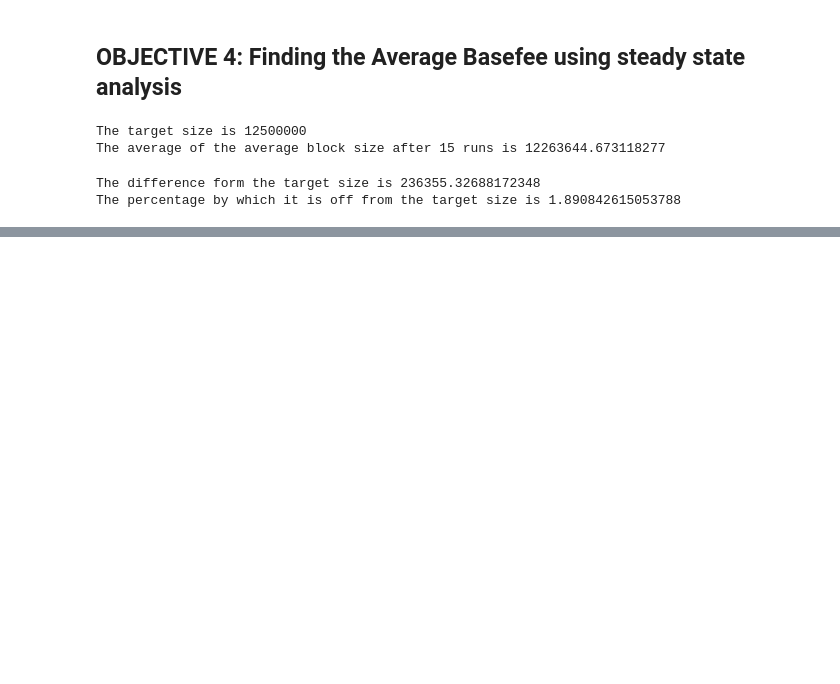
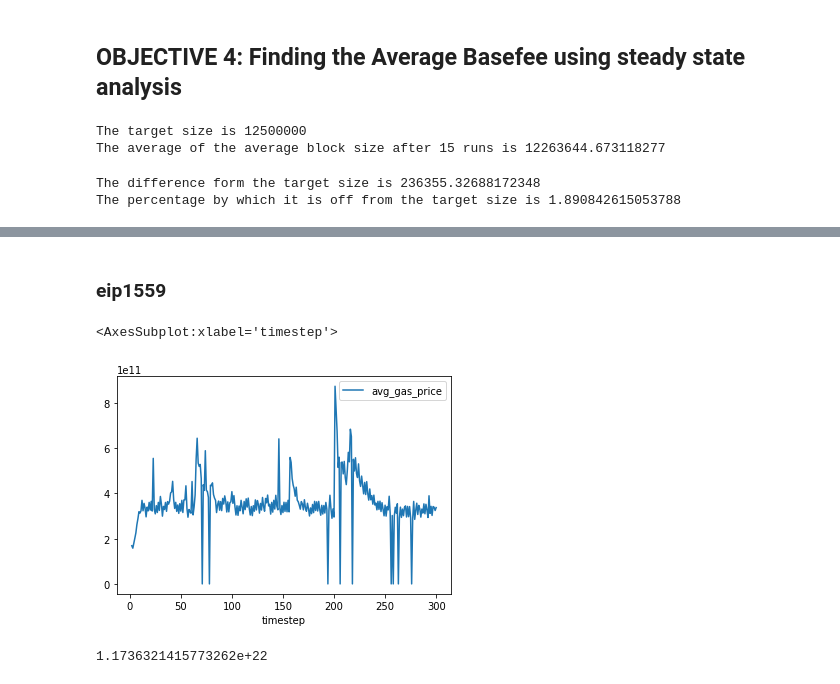
Before and after one commit to SHSR2001/abm1559, a Jupyter notebook: sma_project/main_notebook.ipynb, the cells around one changed output, grey strips where cells are left out. Drawn from its saved outputs; the diff is of its cells as text; code cells hidden in the pictures; blank space fills up the shorter version.

```diff
--- a/sma_project/main_notebook.ipynb
+++ b/sma_project/main_notebook.ipynb
@@ -706,0 +1057,11 @@ The percentage by which it is off from the target size is 1.890842615053788
+# %% [markdown]
+### eip1559
+# %%
+df_eip1559_real[df_eip1559_real.timestep > 1].plot("timestep", "avg_gas_price")
+# %% [output]
+<AxesSubplot:xlabel='timestep'>
+[figure, added]
+# %%
+df_eip1559_real['avg_gas_price'].var()
+# %% [output]
+1.1736321415773262e+22
```
Also changed, not shown: parts of 42 cells of this notebook.
